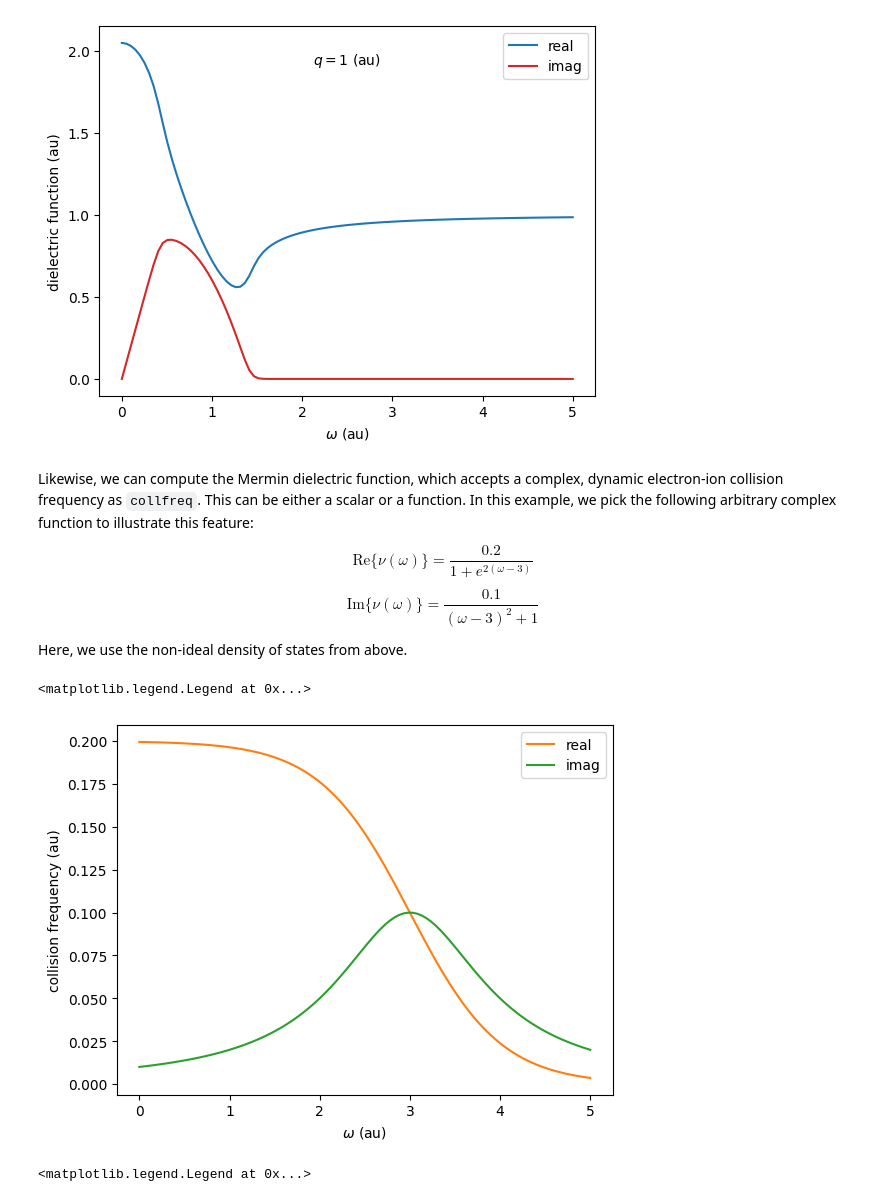
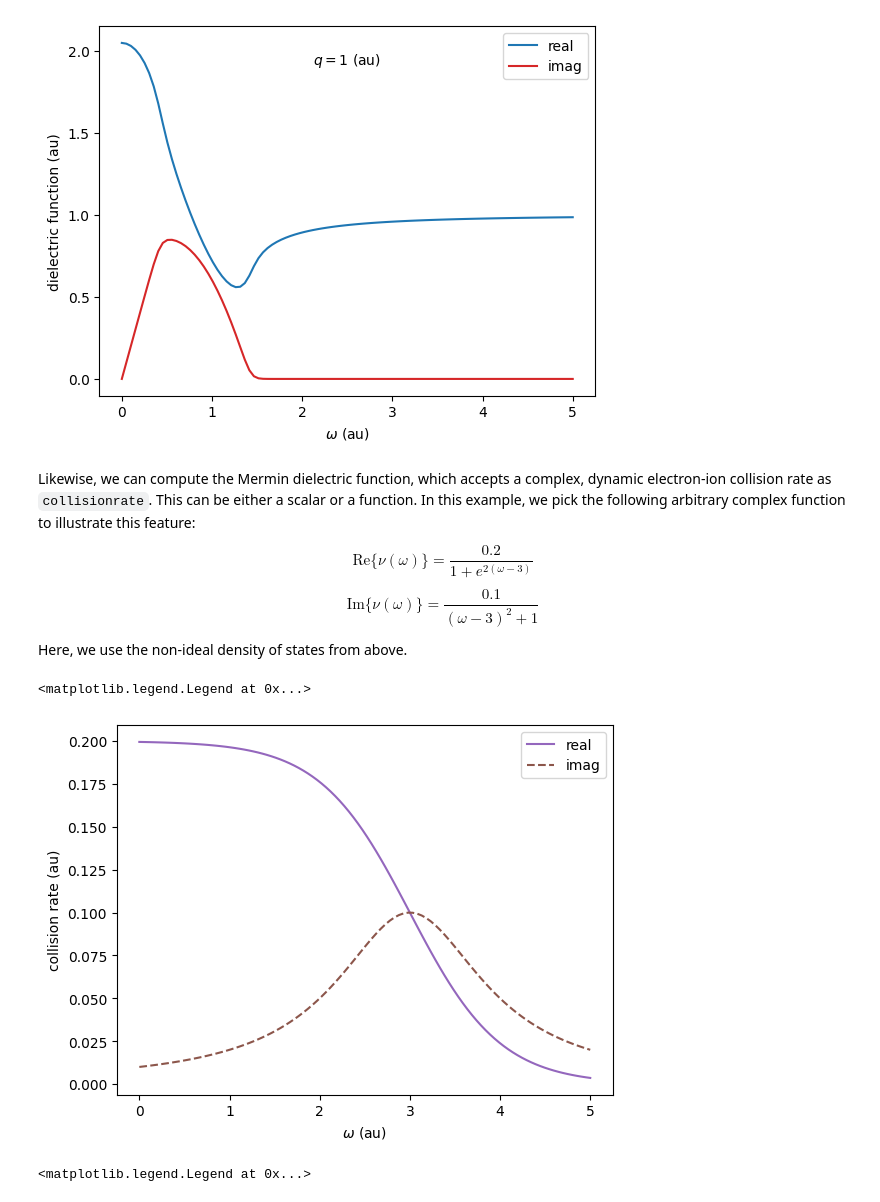
Before and after one commit to twhentschel/jit-dielectric, a Jupyter notebook: docs/notebooks/simple_example.ipynb, the cells around one changed output. Cells and saved outputs as stored; diff of their text form; code cells hidden in the pictures.

```diff
--- a/docs/notebooks/simple_example.ipynb
+++ b/docs/notebooks/simple_example.ipynb
@@ -81,30 +81,30 @@ plt.legend()
 <matplotlib.legend.Legend at 0x...>
 [figure]
 # %% [markdown]
-Likewise, we can compute the Mermin dielectric function, which accepts a complex, dynamic electron-ion collision frequency as `collfreq`. This can be either a scalar or a function. In this example, we pick the following arbitrary complex function to illustrate this feature:
+Likewise, we can compute the Mermin dielectric function, which accepts a complex, dynamic electron-ion collision rate as `collisionrate`. This can be either a scalar or a function. In this example, we pick the following arbitrary complex function to illustrate this feature:
 
 $$ \mathrm{Re}\{\nu(\omega)\} = \frac{0.2}{1 + e^{2(\omega - 3)}}$$
 $$ \mathrm{Im}\{\nu(\omega)\} = \frac{0.1}{(\omega - 3)^2 + 1}$$
 
 Here, we use the non-ideal density of states from above.
 # %%
-# define the real and imaginary parts of the collision frequency
-def recollfreq(ω):
+# define the real and imaginary parts of the collision rate
+def realcollrate(ω):
     return 0.2 / (1 + np.exp((ω - 3)*2))
 
-def imagcollfreq(ω):
+def imagcollrate(ω):
     return 0.1 / ((ω - 3)**2 + 1)
 
-def collfreq(ω):
-    return recollfreq(ω) + 1j * imagcollfreq(ω)
+def collrate(ω):
+    return realcollrate(ω) + 1j * imagcollrate(ω)
 
 # plot the collision frequency
-plt.plot(ω, collfreq(ω).real, label="real", color='C1')
-plt.plot(ω, collfreq(ω).imag, label="imag", color='C2')
+plt.plot(ω, collrate(ω).real, label="real", color='C4')
+plt.plot(ω, collrate(ω).imag, label="imag", color='C5', ls='--')
 plt.xlabel(r"$\omega$ (au)")
-plt.ylabel("collision frequency (au)")
+plt.ylabel("collision rate (au)")
 plt.legend()
 # %% [output]
 <matplotlib.legend.Legend at 0x...>
-[figure, old version]
+[figure, new version]
 # %%
```
Also changed, not shown: parts of 2 cells of this notebook.
